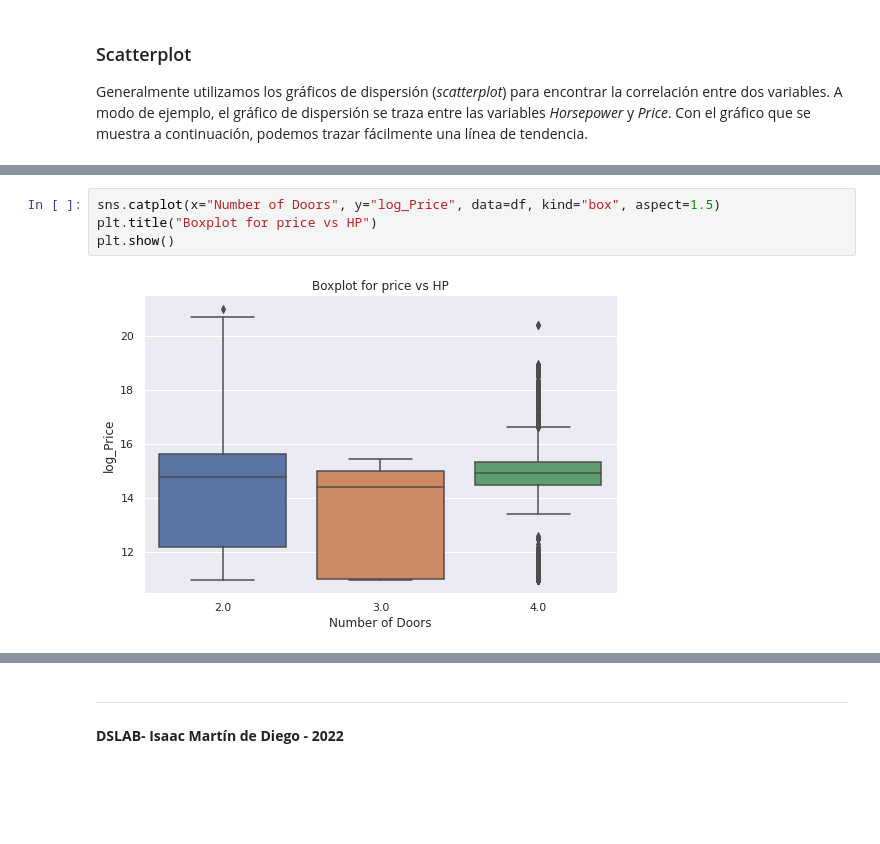
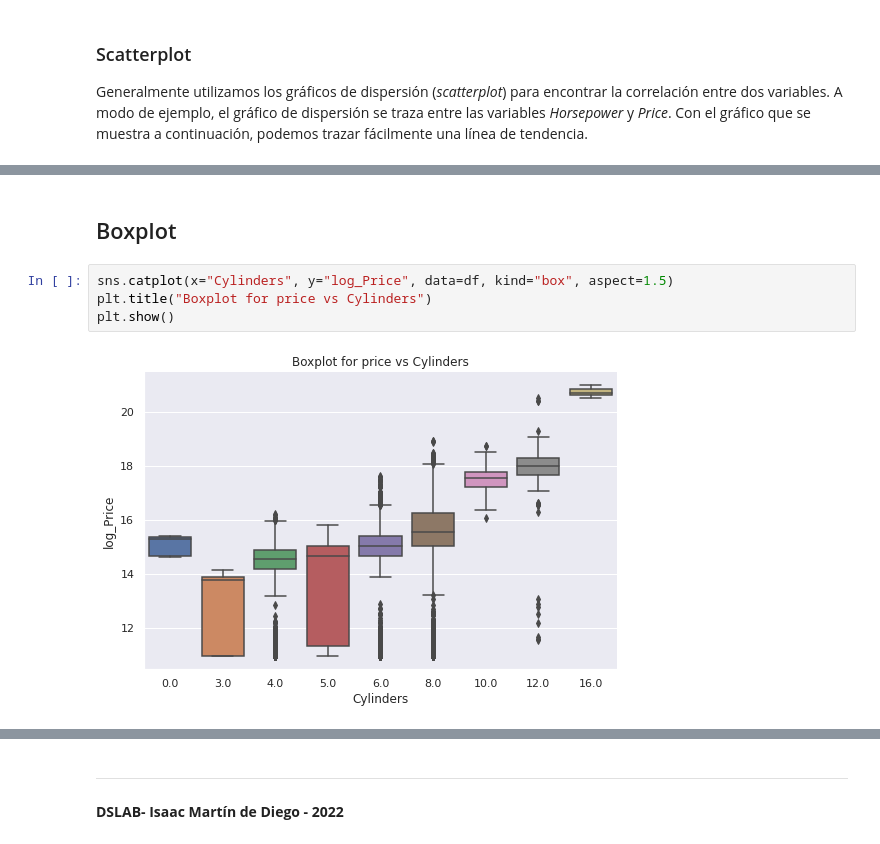
Before and after one commit to IsaacMartindeDiego/Short_Courses, a Jupyter notebook: SC0_Exploratory_data_Analysis.ipynb, the cells around one changed output, grey strips where cells are left out. Drawn from its saved outputs; the diff is of its cells as text; blank space fills up the shorter version.

```diff
--- a/SC0_Exploratory_data_Analysis.ipynb
+++ b/SC0_Exploratory_data_Analysis.ipynb
@@ -387,6 +387,8 @@ sns.pairplot(df)
+# %% [markdown]
+## Boxplot
 # %%
-sns.catplot(x="Number of Doors", y="log_Price", data=df, kind="box", aspect=1.5)
-plt.title("Boxplot for price vs HP")
+sns.catplot(x="Cylinders", y="log_Price", data=df, kind="box", aspect=1.5)
+plt.title("Boxplot for price vs Cylinders")
 plt.show()
 # %% [output]
-[figure, old version]
+[figure, new version]
```
Also changed, not shown: parts of 14 cells of this notebook.
